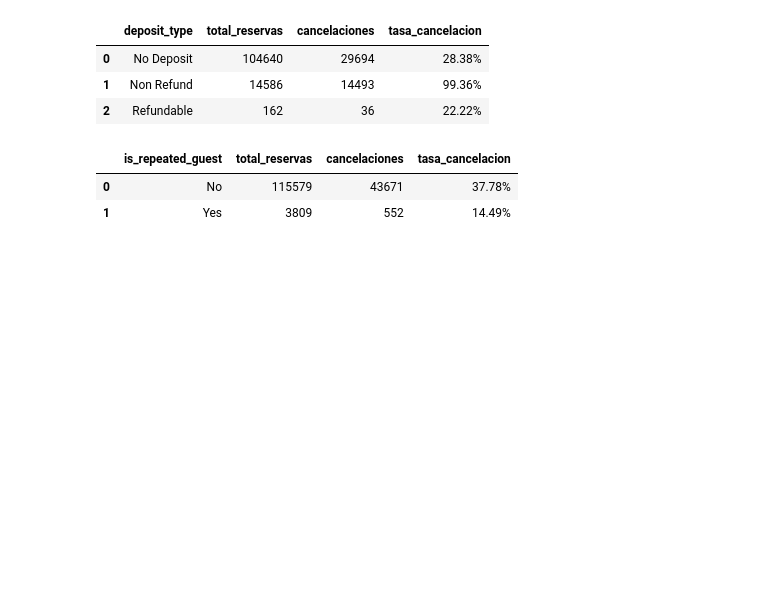
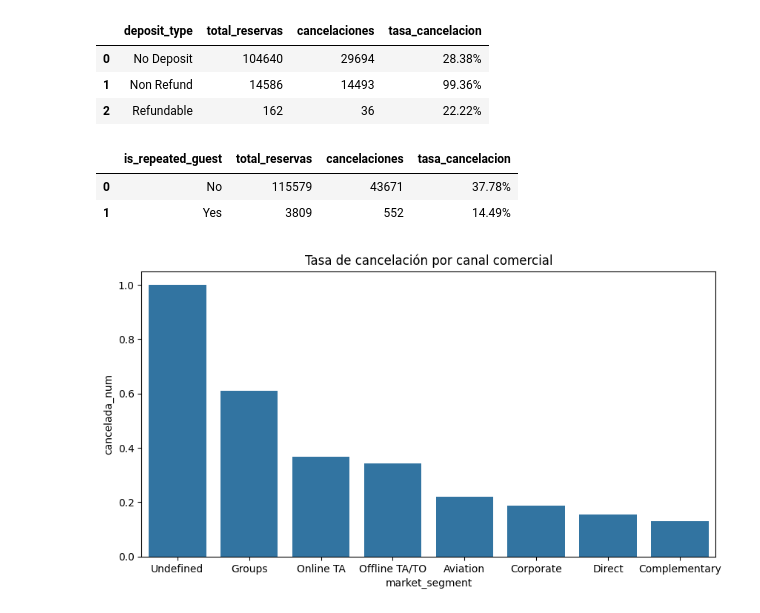
Before and after one commit to luisferdm6/02_analisis_hotelero_pandas, a Jupyter notebook: 01_limpieza_y_agrupaciones_hotel.ipynb, the cells around one changed output. Cells and saved outputs as stored; diff of their text form; code cells hidden in the pictures; blank space fills up the shorter version.

Commit message:
Visualizacion de tasa de cancelacion por canal con seaborn y matplotlib

```diff
--- a/01_limpieza_y_agrupaciones_hotel.ipynb
+++ b/01_limpieza_y_agrupaciones_hotel.ipynb
@@ -428,0 +433,9 @@ resumen_lealtad
+# %%
+datos_grafica = df_real.groupby('market_segment')['cancelada_num'].mean().sort_values(ascending=False).reset_index()
+
+plt.figure(figsize=(10, 5))
+sns.barplot(data=datos_grafica, x='market_segment', y='cancelada_num')
+plt.title('Tasa de cancelación por canal comercial')
+plt.show()
+# %% [output]
+[figure, added]
```
Also changed, not shown: parts of 2 cells of this notebook.
